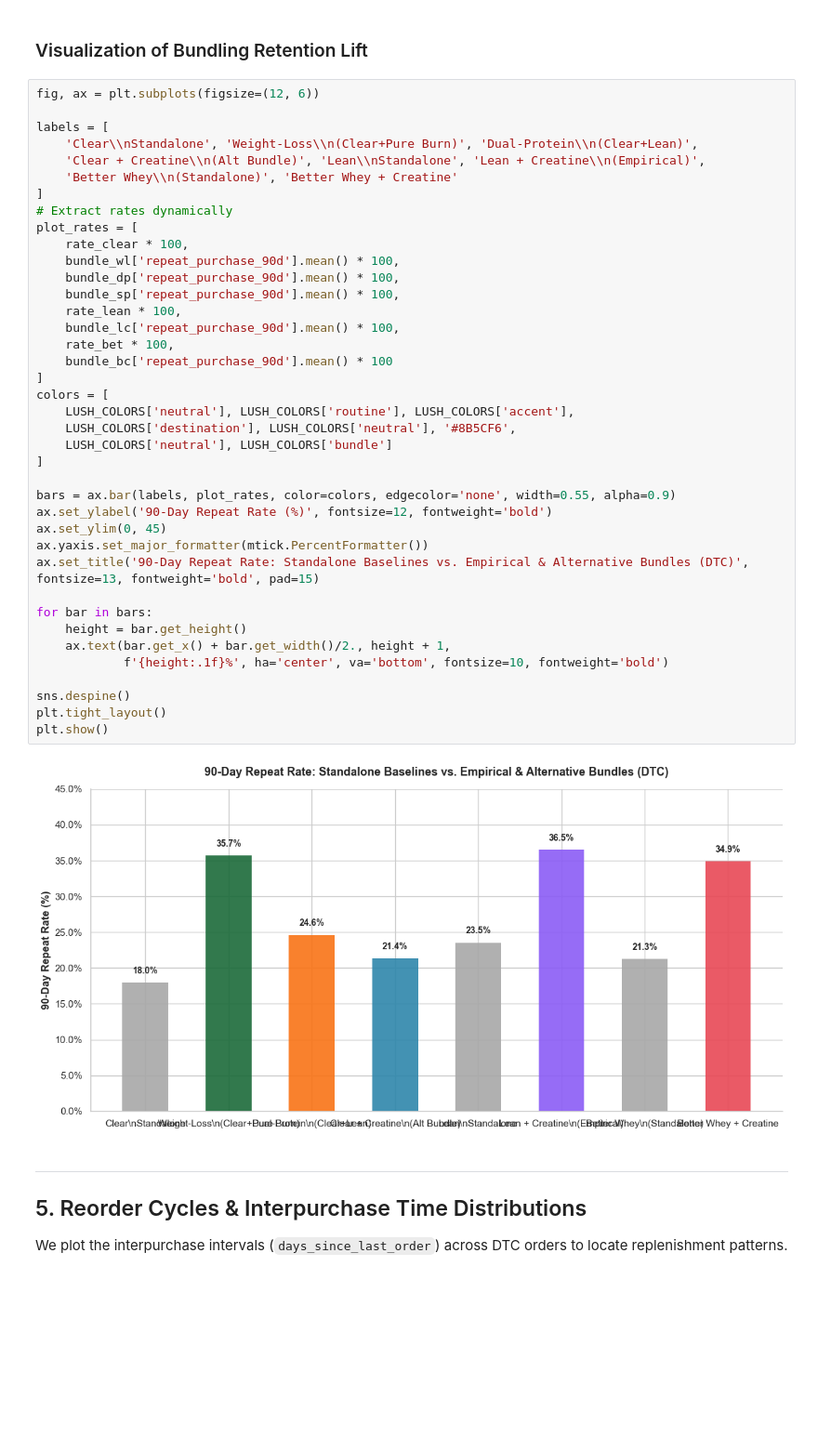
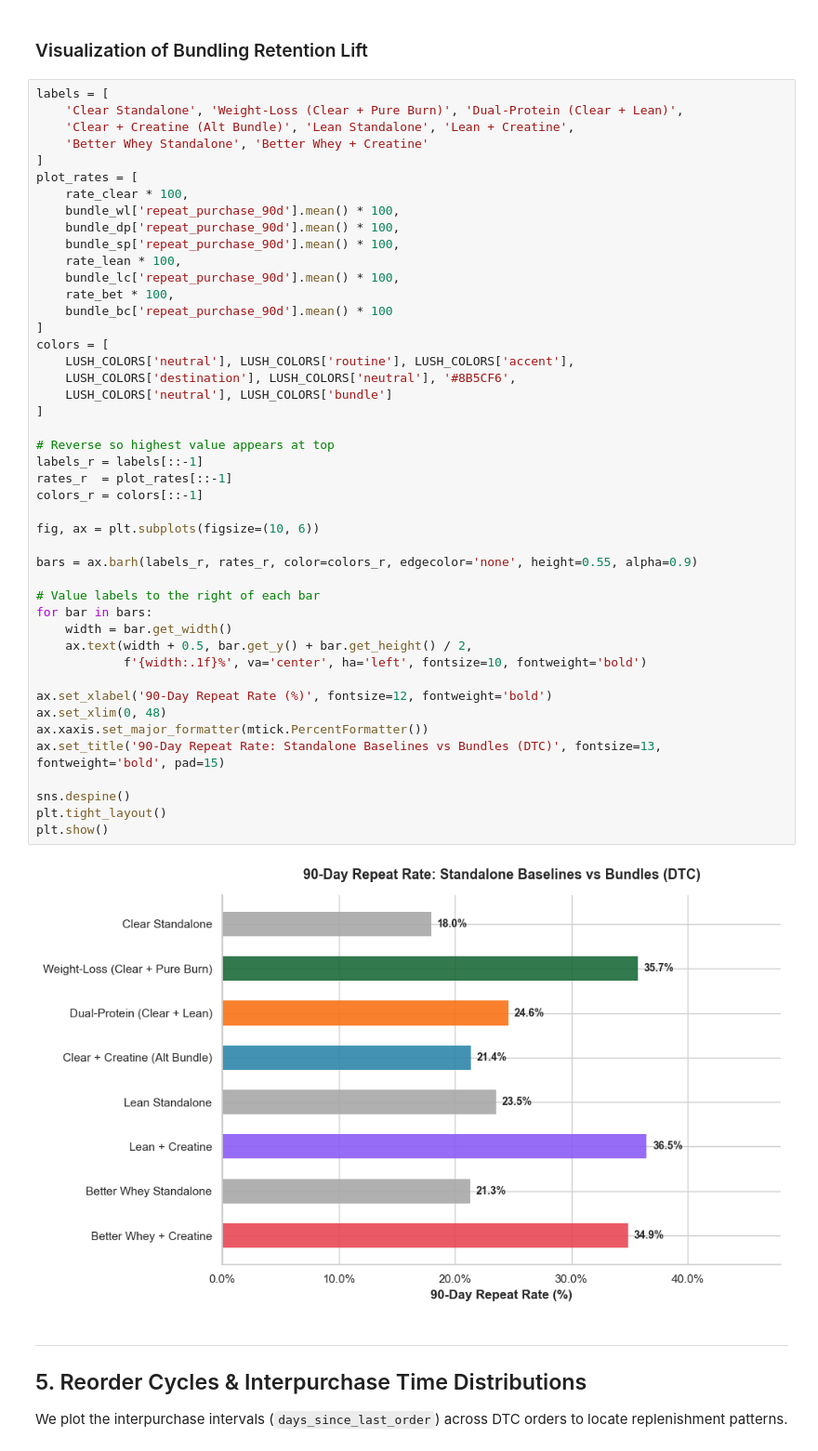
Before and after one commit to alvdoan/Applied-Data-Group-Project, a Jupyter notebook: 06_prod_bundling.ipynb, the cells around one changed output. Shown at 93% size. Drawn from its saved outputs; the diff is of its cells as text; blank space fills up the shorter version.

Commit message:
feat: amend prod bundling 90D repeat plot and add d2d5 targeting profile notebook

```diff
--- a/06_prod_bundling.ipynb
+++ b/06_prod_bundling.ipynb
@@ -443,46 +443,52 @@ Pure Burn Lift Significance (Fisher): p-value = 0.0950
 # %% [markdown]
 ### Visualization of Bundling Retention Lift
 # %%
-fig, ax = plt.subplots(figsize=(12, 6))
-
 labels = [
-    'Clear\\nStandalone', 'Weight-Loss\\n(Clear+Pure Burn)', 'Dual-Protein\\n(Clear+Lean)',
-    'Clear + Creatine\\n(Alt Bundle)', 'Lean\\nStandalone', 'Lean + Creatine\\n(Empirical)',
-    'Better Whey\\n(Standalone)', 'Better Whey + Creatine'
+    'Clear Standalone', 'Weight-Loss (Clear + Pure Burn)', 'Dual-Protein (Clear + Lean)',
+    'Clear + Creatine (Alt Bundle)', 'Lean Standalone', 'Lean + Creatine',
+    'Better Whey Standalone', 'Better Whey + Creatine'
 ]
-# Extract rates dynamically
 plot_rates = [
     rate_clear * 100,
     bundle_wl['repeat_purchase_90d'].mean() * 100,
     bundle_dp['repeat_purchase_90d'].mean() * 100,
     bundle_sp['repeat_purchase_90d'].mean() * 100,
     rate_lean * 100,
     bundle_lc['repeat_purchase_90d'].mean() * 100,
     rate_bet * 100,
     bundle_bc['repeat_purchase_90d'].mean() * 100
 ]
 colors = [
     LUSH_COLORS['neutral'], LUSH_COLORS['routine'], LUSH_COLORS['accent'],
     LUSH_COLORS['destination'], LUSH_COLORS['neutral'], '#8B5CF6',
     LUSH_COLORS['neutral'], LUSH_COLORS['bundle']
 ]
 
-bars = ax.bar(labels, plot_rates, color=colors, edgecolor='none', width=0.55, alpha=0.9)
-ax.set_ylabel('90-Day Repeat Rate (%)', fontsize=12, fontweight='bold')
-ax.set_ylim(0, 45)
-ax.yaxis.set_major_formatter(mtick.PercentFormatter())
-ax.set_title('90-Day Repeat Rate: Standalone Baselines vs. Empirical & Alternative Bundles (DTC)', fontsize=13, fontweight='bold', pad=15)
+# Reverse so highest value appears at top
+labels_r = labels[::-1]
+rates_r  = plot_rates[::-1]
+colors_r = colors[::-1]
 
+fig, ax = plt.subplots(figsize=(10, 6))
+
+bars = ax.barh(labels_r, rates_r, color=colors_r, edgecolor='none', height=0.55, alpha=0.9)
+
+# Value labels to the right of each bar
 for bar in bars:
-    height = bar.get_height()
-    ax.text(bar.get_x() + bar.get_width()/2., height + 1,
-            f'{height:.1f}%', ha='center', va='bottom', fontsize=10, fontweight='bold')
+    width = bar.get_width()
+    ax.text(width + 0.5, bar.get_y() + bar.get_height() / 2,
+            f'{width:.1f}%', va='center', ha='left', fontsize=10, fontweight='bold')
+
+ax.set_xlabel('90-Day Repeat Rate (%)', fontsize=12, fontweight='bold')
+ax.set_xlim(0, 48)
+ax.xaxis.set_major_formatter(mtick.PercentFormatter())
+ax.set_title('90-Day Repeat Rate: Standalone Baselines vs Bundles (DTC)', fontsize=13, fontweight='bold', pad=15)
 
 sns.despine()
 plt.tight_layout()
 plt.show()
 # %% [output]
-[figure, old version]
+[figure, new version]
 # %% [markdown]
 ---
 ## 5. Reorder Cycles & Interpurchase Time Distributions
```
Also changed, not shown: 1 other file.
